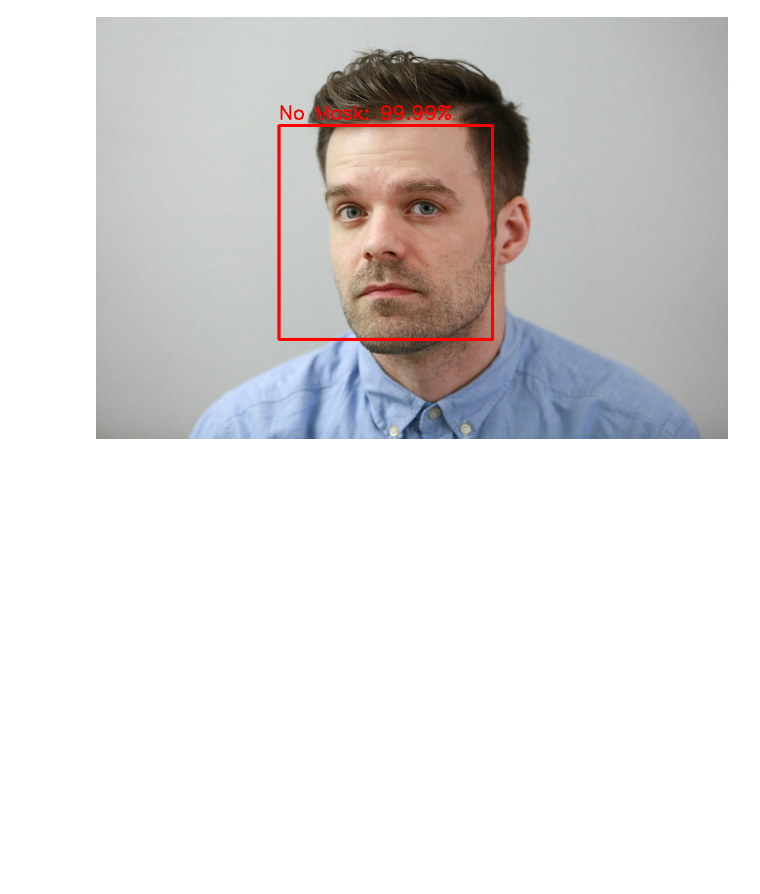
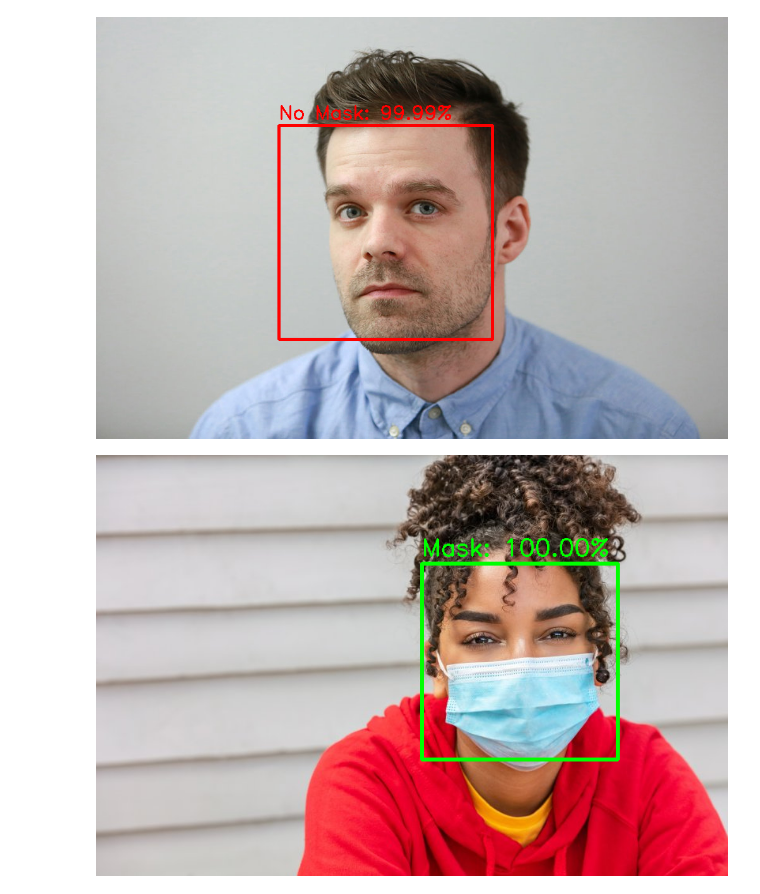
Before and after one commit to ktmshyamal/IT18226560_face_mask_detection, a Jupyter notebook: face_mask_detection.ipynb, the cells around one changed output. Drawn from its saved outputs; the diff is of its cells as text; code cells hidden in the pictures; blank space fills up the shorter version.

```diff
--- a/face_mask_detection.ipynb
+++ b/face_mask_detection.ipynb
@@ -224,3 +218,9 @@ output = face_mask_detector(input_image)
 cv2_imshow(output)
 # %% [output]
 [figure]
+# %%
+input_image = cv2.imread("/content/face_mask_detection/with_mask_2.jpg")
+output = face_mask_detector(input_image)
+cv2_imshow(output)
+# %% [output]
+[figure, added]
```
Also changed, not shown: parts of 10 cells of this notebook.
